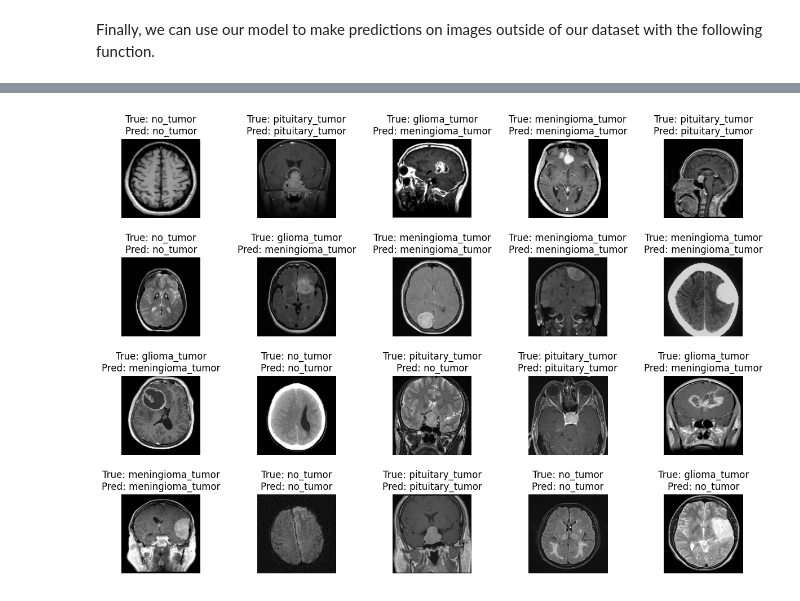
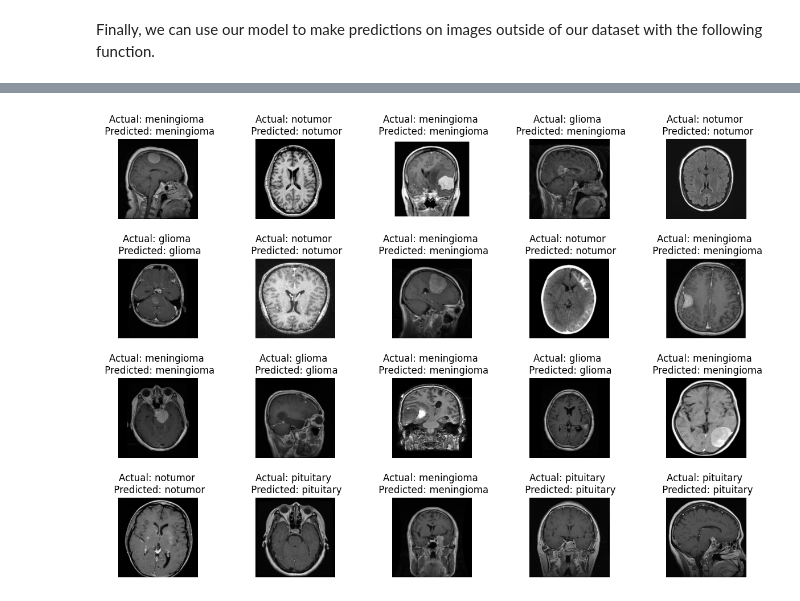
Before and after one commit to nzajk/brain-scan-classification, a Jupyter notebook: model.ipynb, the cells around one changed output, grey strips where cells are left out. Cells and saved outputs as stored; diff of their text form; code cells hidden in the pictures.

Commit message:
Model tuning, ~97% val_accuracy

```diff
--- a/model.ipynb
+++ b/model.ipynb
@@ -10,7 +9,10 @@ test_dataset = 'dataset/testing/'
+# %%
+train_dataset = 'Dataset/Training/'
+test_dataset = 'Dataset/Testing/'
 # %% [markdown]
 We now need to preprocess images within each folder and label them according to their classification.
 # %%
-image_size_x, image_size_y = 150, 150
+image_size_x, image_size_y = 224, 224
 
 def preprocess_image(img_path):
     # read in the image
@@ -38,6 +34,6 @@ def rotate_image(image, angle):
 # %%
-encode = {'no_tumor': 0, 'meningioma_tumor': 1, 'glioma_tumor': 2, 'pituitary_tumor': 3}
-decode = {0: 'no_tumor', 1: 'meningioma_tumor', 2: 'glioma_tumor', 3: 'pituitary_tumor'}
+encode = {'notumor': 0, 'meningioma': 1, 'glioma': 2, 'pituitary': 3}
+decode = {0: 'notumor', 1: 'meningioma', 2: 'glioma', 3: 'pituitary'}
 
 def load_data(dataset_path):
     x_data = [] # images
@@ -63,18 +59,11 @@ def load_data(dataset_path):
             # append the label to the y array
             y_data.append(encode[folder])
 
-            # apply rotation on image
-            # img = rotate_image(img, random.randint(-45,45))
-
-            # append new data to the arrays
-            # x_data.append(img)
-            # y_data.append(encode[folder])
-
     x_data = np.array(x_data)
     y_data = np.array(y_data)
 
     # shuffle data for better training
-    x_data, y_data = shuffle(x_data, y_data, random_state=83)
+    x_data, y_data = shuffle(x_data, y_data, random_state=101)
 
     return x_data, y_data
 # %%
@@ -87,3 +72,6 @@ print(y_train.shape)
+# %%
+y_train = tf.keras.utils.to_categorical(y_train, num_classes=4)
+y_test = tf.keras.utils.to_categorical(y_test, num_classes=4)
 # %% [markdown]
 Let us take a look at some images within our dataset.
 # %%
@@ -196,7 +166,7 @@ axes = axes.ravel()
 for i in range(0, 20):
     index = random.randint(0, len(x_test))
     axes[i].imshow(x_test[index], cmap='gray')
-    axes[i].set_title(f'True: {decode[y_test[index]]}\nPred: {predict_image(model, x_test[index])}')
+    axes[i].set_title(f'Actual: {decode[np.argmax(y_test[index])]} \n Predicted: {predict_image(model, x_test[index])}')
     axes[i].axis('off')
 plt.subplots_adjust(hspace=0.5)
 plt.show()
@@ -224 +194 @@ plt.show()
-[figure, old version]
+[figure, new version]
```
Also changed, not shown: parts of 15 cells of this notebook.
